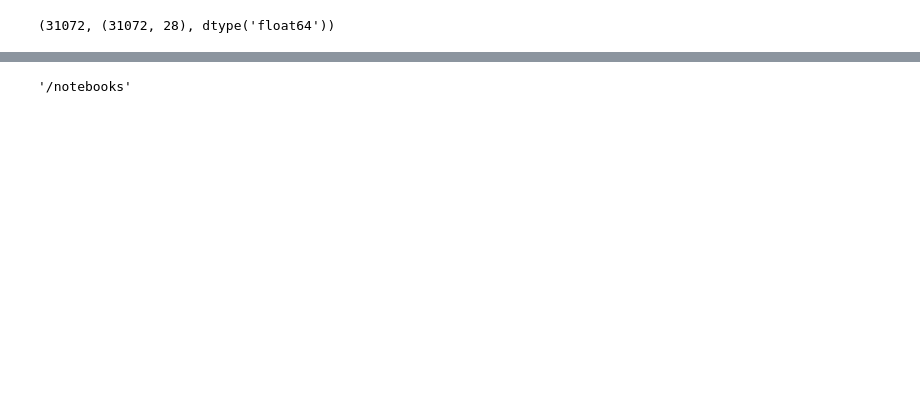
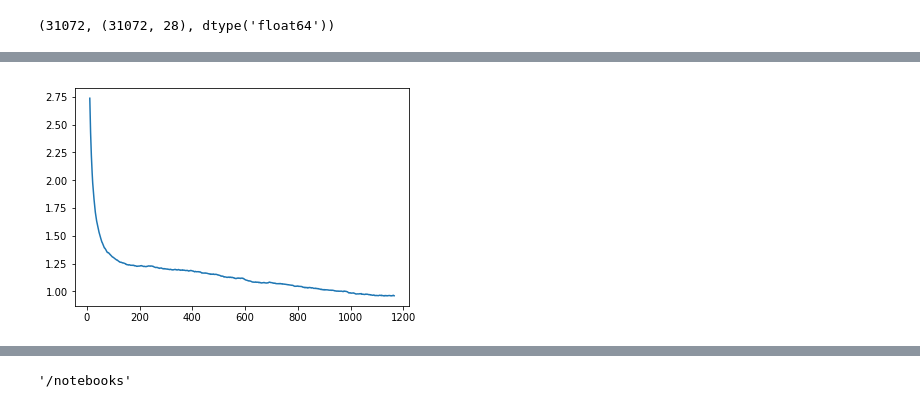
Before and after one commit to andrijdavid/kaggle_hpa, a Jupyter notebook: wrn.ipynb, the cells around one changed output, grey strips where cells are left out. Cells and saved outputs as stored; diff of their text form; code cells hidden in the pictures; blank space fills up the shorter version.

```diff
--- a/wrn.ipynb
+++ b/wrn.ipynb
@@ -220,3 +264,7 @@ wd=1e-7
+# %%
+learn.sched.plot_loss()
+# %% [output]
+[figure, added]
 # %%
 learn.save('wrn_64')
 # %%
```
Also changed, not shown: parts of 13 cells of this notebook.
